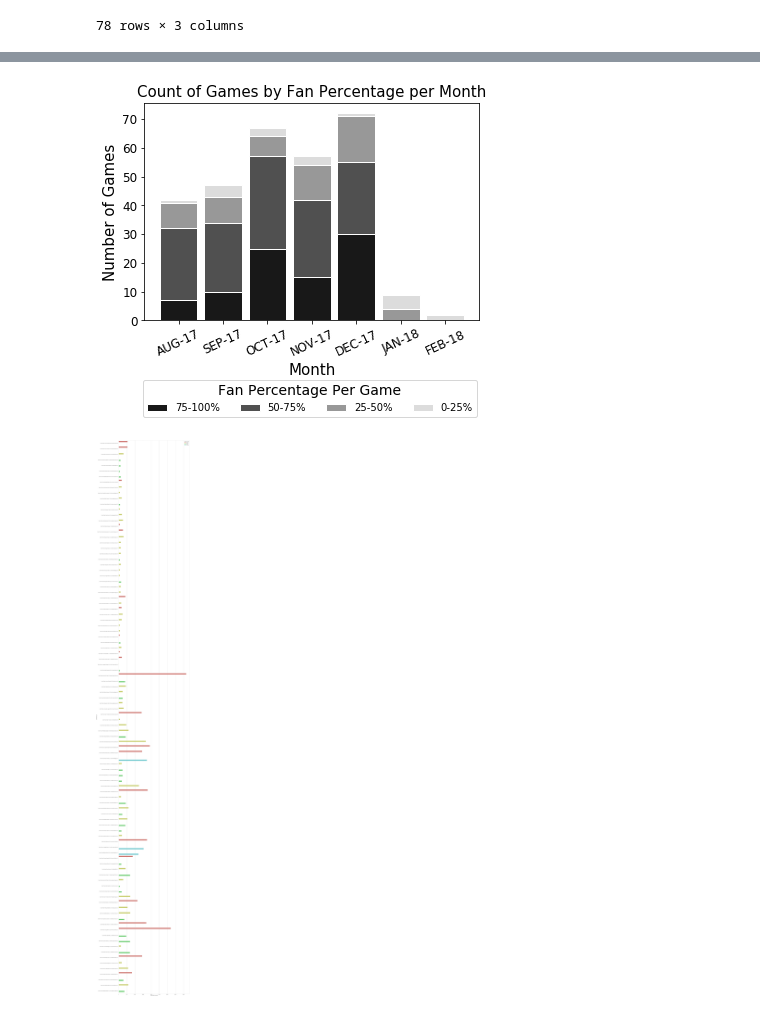
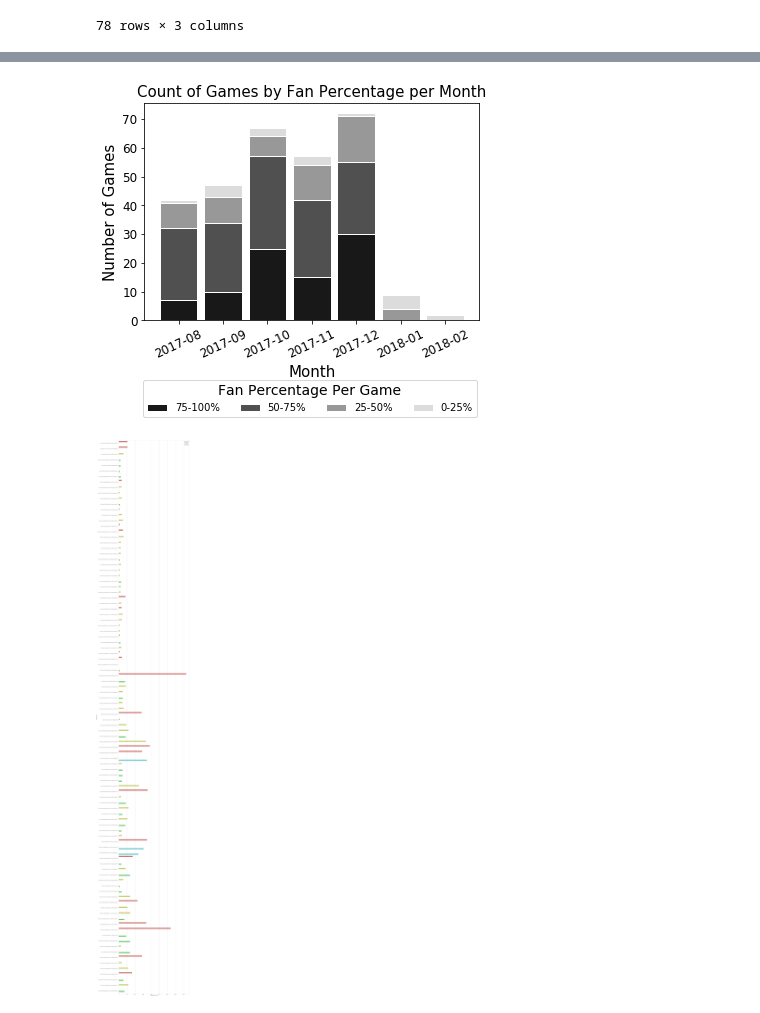
Before and after one commit to chadharness-mids/w266_final_project_merged, a Jupyter notebook: notebooks/models/Keri_Final_Notebook_no_stemming.ipynb, the cells around one changed output, grey strips where cells are left out. Drawn from its saved outputs; the diff is of its cells as text; code cells hidden in the pictures.

```diff
--- a/notebooks/models/Keri_Final_Notebook_no_stemming.ipynb
+++ b/notebooks/models/Keri_Final_Notebook_no_stemming.ipynb
@@ -991,38 +1011,38 @@ yellowBars = df['yellowBars']
 
 # plot
 barWidth = 0.85
-names = ('AUG-17','SEP-17','OCT-17','NOV-17','DEC-17','JAN-18','FEB-18')
+names = ('2017-08','2017-09','2017-10','2017-11','2017-12','2018-01','2018-02')
 plt.bar(r, blueBars,
         color='#181818', edgecolor='white', width=barWidth, label="75-100%")
 plt.bar(r, orangeBars, bottom=blueBars, color='#505050', edgecolor='white',
         width=barWidth, label="50-75%")
 plt.bar(r, greenBars, bottom=[i+j for i,j in zip(blueBars, orangeBars)],
         color='#989898', edgecolor='white', width=barWidth, label="25-50%")
 plt.bar(r, yellowBars, bottom=[i+j+k for i,j,k in zip(greenBars, orangeBars, blueBars)],
         color='#DCDCDC', edgecolor='white', width=barWidth, label="0-25%")
 
 # Custom x axis
 plt.xticks(r, names)
 plt.xlabel("group")
 
 # Add a legend
 legend=plt.legend(loc='upper left',
            bbox_to_anchor=(-.02,-.25),
            ncol=4,
            fontsize=10,
            title="Fan Percentage Per Game")
 plt.setp(legend.get_title(),fontsize=14)
 
 plt.title('Count of Games by Fan Percentage per Month',fontsize=15)
 plt.ylabel('Number of Games',fontsize=15)
 plt.xlabel('Month',fontsize=15)
 plt.xticks(rotation=25)
 plt.tick_params(axis='both', which='major', labelsize=12)
 
 # Show graphic
 plt.show()
 # %% [output]
-[figure, old version]
+[figure, new version]
 # %%
 import seaborn as sns
 import pandas as pd
```
Also changed, not shown: parts of 2 cells of this notebook.
